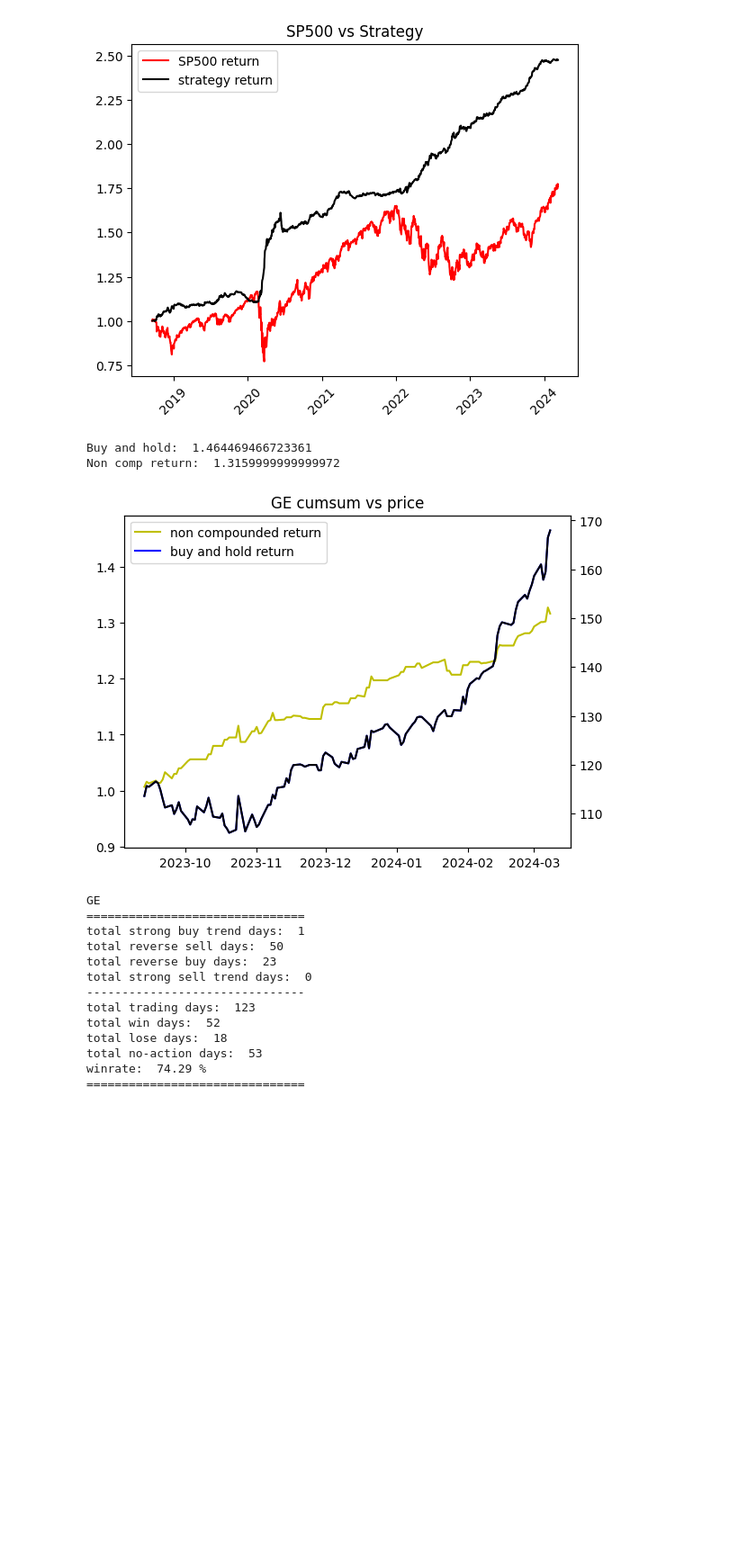
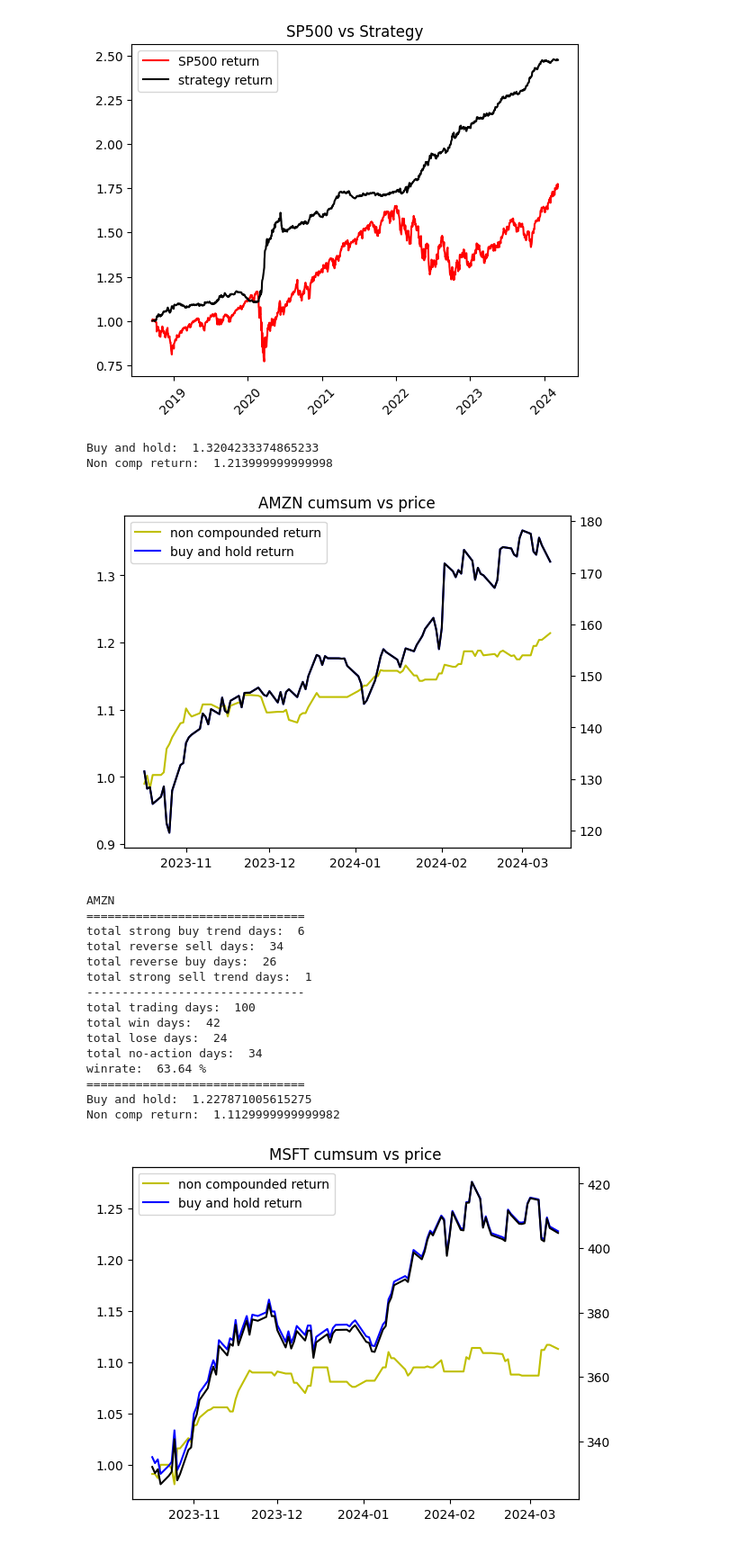
Before and after one commit to tsungyou/CDP_ZacksRank_TW1000, a Jupyter notebook: Daily/CDP_ingredients.ipynb, the cells around one changed output. Shown: that part at 90% size. Cells and saved outputs as stored; diff of their text form; code cells hidden in the pictures; blank space fills up the shorter version.

```diff
--- a/Daily/CDP_ingredients.ipynb
+++ b/Daily/CDP_ingredients.ipynb
@@ -655,23 +655,26 @@ DVA 1376
 # %%
 days_0 = ["GEHC", "HUBB", "GE", "CHTR", "MAR", "D", "FMC", "MPC", "EBAY", "EIX", "OMC", "BR"]
 days_90 = ["GE", "UBER", "ABNB", "NXPI", "URI", "CNC", "GWW", "D", "CHTR", "ACGL", "PEG", "PWR", "EIX", "AWK", "WBD", "RJF", "FE", "FDS", "CCL", "EG", "WBA", "MAS", "DPZ", "LW", "SWK", "UAL", "GEN", "BG", "IPG", "TRMB", "MKTX", "PARA", "ZION", "DVA"]
-for ticker in ['GE']:
-    a = cdp_backtest(show_table = True, ticker=ticker, debug=False, show_backtest=True, fee=0.002, start=datetime.now() - timedelta(days=180), end=datetime.now()) # end=datetime.now() - timedelta(days=90)
+for ticker in ['AMZN', "MSFT", "NVAX"]:
+    a = cdp_backtest(show_table = True, ticker=ticker, debug=False, show_backtest=True, fee=0.002, start=datetime.now() - timedelta(days=150), end=datetime.now()) # end=datetime.now() - timedelta(days=90)
 a
 # %% [output]
-Buy and hold:  1.464469466723361
-Non comp return:  1.3159999999999972
+Buy and hold:  1.3204233374865233
+Non comp return:  1.213999999999998
-[figure, old version]
+[figure, new version]
-GE
+AMZN
 ===============================
-total strong buy trend days:  1
-total reverse sell days:  50
-total reverse buy days:  23
-total strong sell trend days:  0
+total strong buy trend days:  6
+total reverse sell days:  34
+total reverse buy days:  26
+total strong sell trend days:  1
 -------------------------------
-total trading days:  123
-total win days:  52
-total lose days:  18
-total no-action days:  53
-winrate:  74.29 %
+total trading days:  100
+total win days:  42
+total lose days:  24
+total no-action days:  34
+winrate:  63.64 %
 ===============================
+Buy and hold:  1.227871005615275
+Non comp return:  1.1129999999999982
+[figure, added]
```
Also changed, not shown: parts of 2 cells of this notebook, 6 other files.
